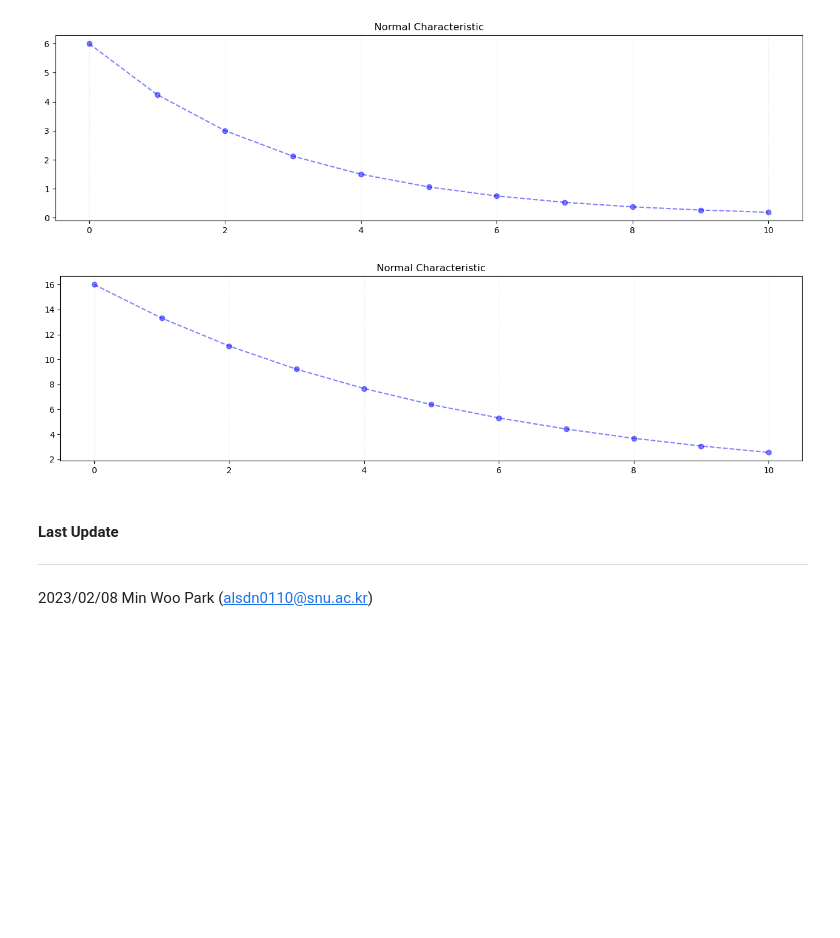
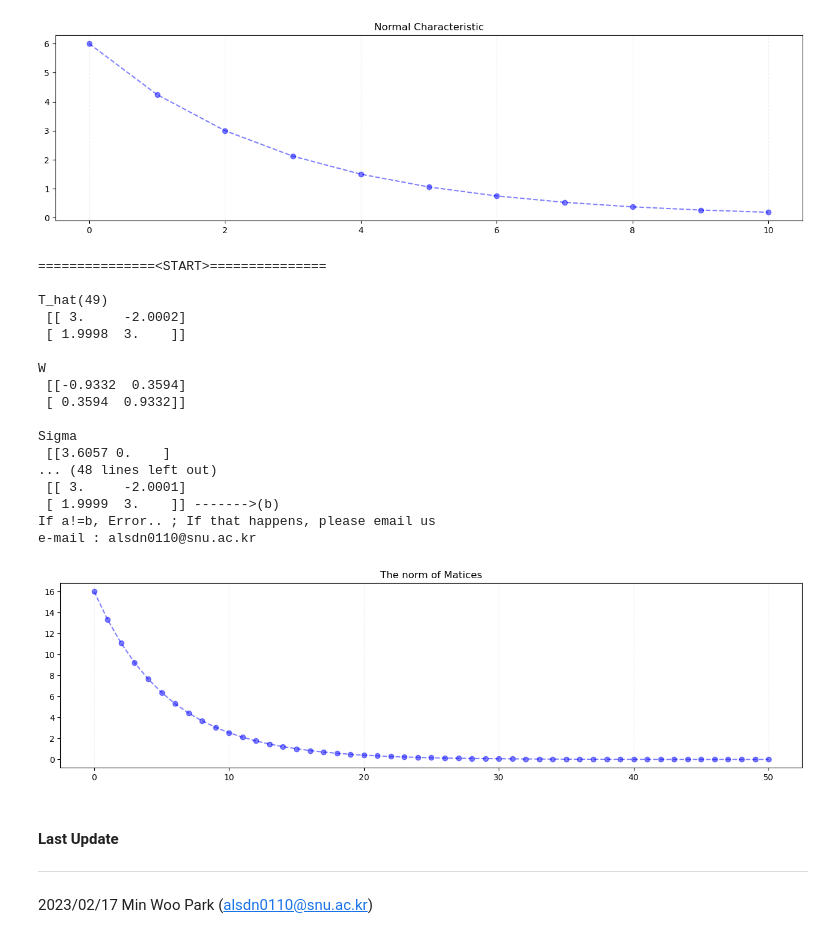
Before and after one commit to MinwooPark96/Computation-Mean-Transform-Convergence, a Jupyter notebook: paper_example.ipynb, the cells around one changed output. Saved outputs shown, nothing was run; the diff lists cells and outputs as text; code cells hidden in the pictures; blank space fills up the shorter version.

```diff
--- a/paper_example.ipynb
+++ b/paper_example.ipynb
@@ -367,16 +367,34 @@ e-mail : alsdn0110@snu.ac.kr
 # %%
 T=np.matrix([2,-1,3,4]).reshape(2,2)
 Transformer=MeanTrans()
-Transformer.transform(T,10)
+Transformer.transform(T,50)
 
 Transformer.normal_calculator()
 Transformer.normal_plot()
+Transformer.process(50)
 # %% [output]
+===============<START>===============
+
+T_hat(49)
+ [[ 3.     -2.0002]
+ [ 1.9998  3.    ]]
+
+W
+ [[-0.9332  0.3594]
+ [ 0.3594  0.9332]]
+
+Sigma
+ [[3.6057 0.    ]
+... (48 lines left out)
+ [[ 3.     -2.0001]
+ [ 1.9999  3.    ]] ------->(b)
+If a!=b, Error.. ; If that happens, please email us
+e-mail : alsdn0110@snu.ac.kr
-[figure, old version]
+[figure, new version]
 # %% [markdown]
 #### Last Update
 
 ---
 
 
-2023/02/08 Min Woo Park (alsdn0110@snu.ac.kr)
+2023/02/17 Min Woo Park (alsdn0110@snu.ac.kr)
```
Also changed, not shown: 1 other file.
